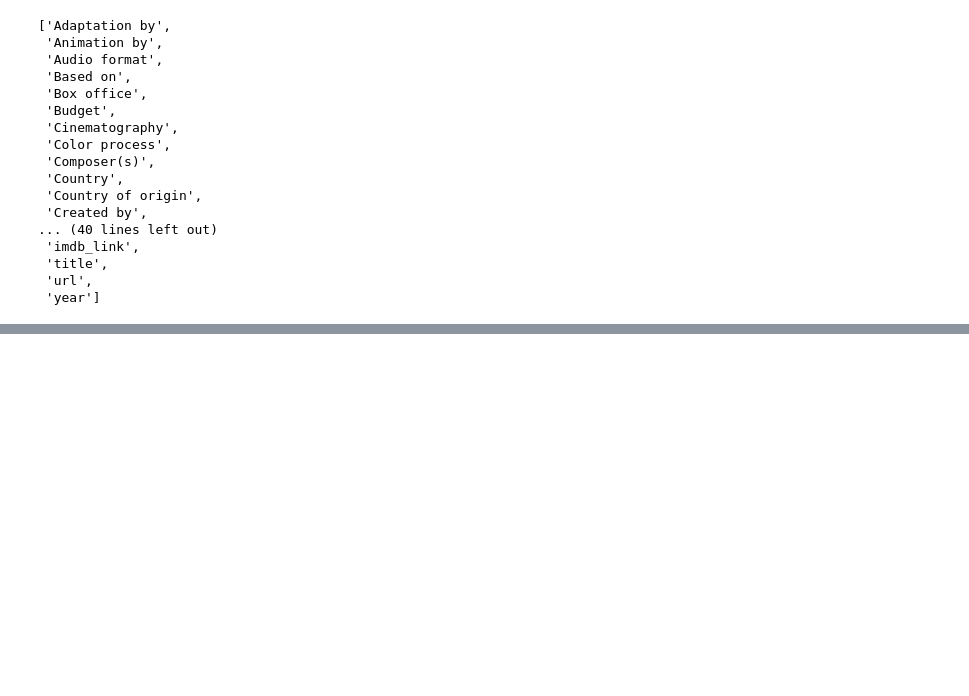
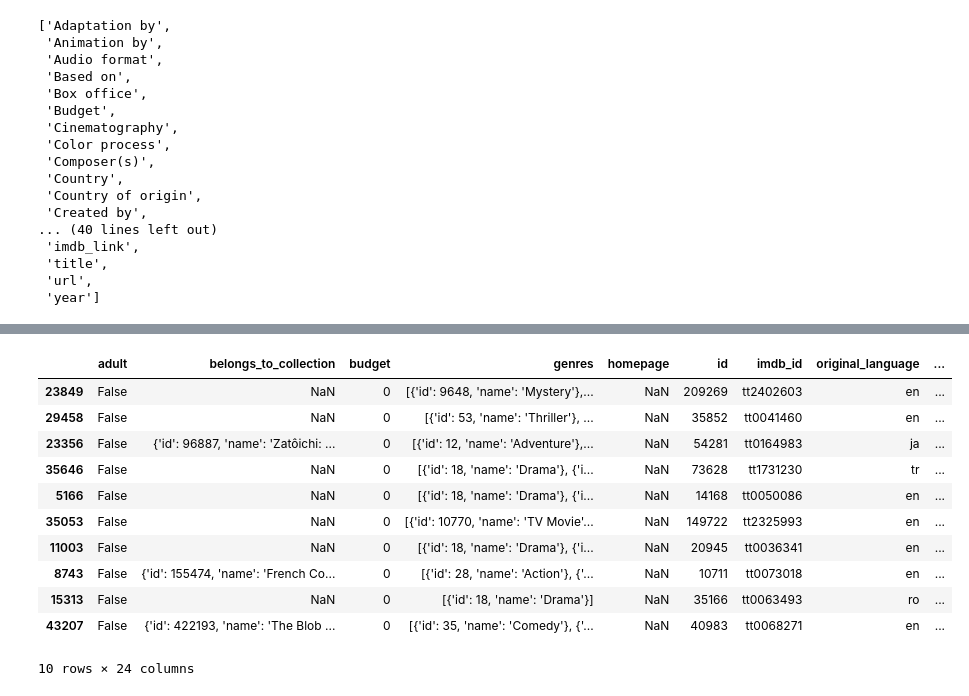
Before and after one commit to robfreed10/Movies-ETL, a Jupyter notebook: E.T.L.ipynb, the cells around one changed output, grey strips where cells are left out. Saved outputs shown, nothing was run; the diff lists cells and outputs as text; code cells hidden in the pictures; blank space fills up the shorter version.

```diff
--- a/E.T.L.ipynb
+++ b/E.T.L.ipynb
@@ -225,0 +713,15 @@ sorted(wiki_movies_df.columns.tolist())
+# %%
+kaggle_metadata.sample(n=10)
+# %% [output]
+|  | adult | belongs_to_collection | budget | genres | homepage | id | imdb_id | original_language | ... |
+| 23849 | False | NaN | 0 | [{'id': 9648, 'name': 'Mystery'},... | NaN | 209269 | tt2402603 | en | ... |
+| 29458 | False | NaN | 0 | [{'id': 53, 'name': 'Thriller'}, ... | NaN | 35852 | tt0041460 | en | ... |
+| 23356 | False | {'id': 96887, 'name': 'Zatôichi: ... | 0 | [{'id': 12, 'name': 'Adventure'},... | NaN | 54281 | tt0164983 | ja | ... |
+| 35646 | False | NaN | 0 | [{'id': 18, 'name': 'Drama'}, {'i... | NaN | 73628 | tt1731230 | tr | ... |
+| 5166 | False | NaN | 0 | [{'id': 18, 'name': 'Drama'}, {'i... | NaN | 14168 | tt0050086 | en | ... |
+| 35053 | False | NaN | 0 | [{'id': 10770, 'name': 'TV Movie'... | NaN | 149722 | tt2325993 | en | ... |
+| 11003 | False | NaN | 0 | [{'id': 18, 'name': 'Drama'}, {'i... | NaN | 20945 | tt0036341 | en | ... |
+| 8743 | False | {'id': 155474, 'name': 'French Co... | 0 | [{'id': 28, 'name': 'Action'}, {'... | NaN | 10711 | tt0073018 | en | ... |
+| 15313 | False | NaN | 0 | [{'id': 18, 'name': 'Drama'}] | NaN | 35166 | tt0063493 | ro | ... |
+| 43207 | False | {'id': 422193, 'name': 'The Blob ... | 0 | [{'id': 35, 'name': 'Comedy'}, {'... | NaN | 40983 | tt0068271 | en | ... |
+10 rows × 24 columns
```
Also changed, not shown: parts of 65 cells of this notebook.
